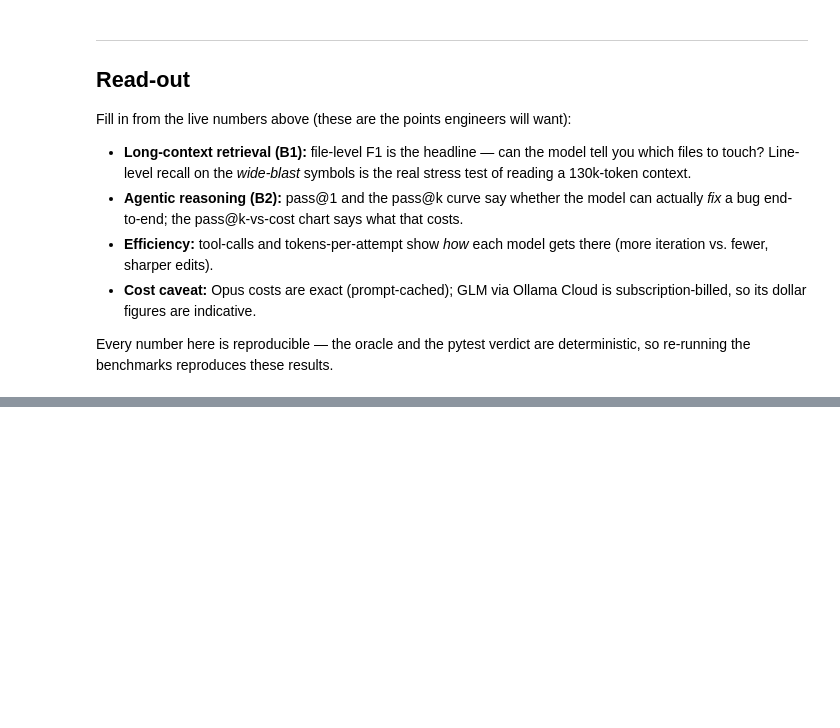
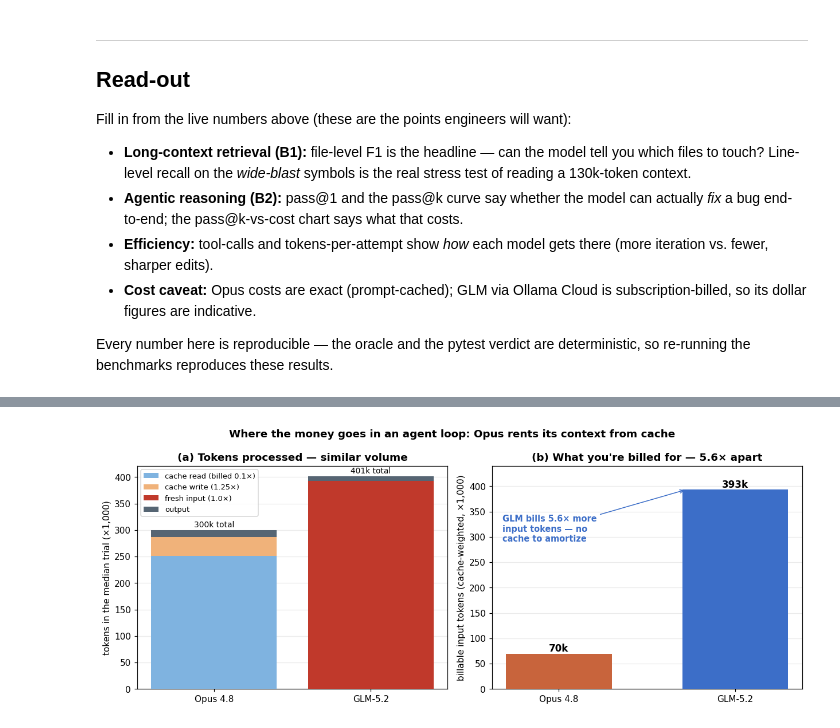
Before and after one commit to dvallslanaquera/skingraph, a Jupyter notebook: notebooks/benchmark_analysis.ipynb, the cells around one changed output, grey strips where cells are left out. Saved outputs shown, nothing was run; the diff lists cells and outputs as text; code cells hidden in the pictures; blank space fills up the shorter version.

```diff
--- a/notebooks/benchmark_analysis.ipynb
+++ b/notebooks/benchmark_analysis.ipynb
@@ -348,0 +441,44 @@ so re-running the benchmarks reproduces these results.
+# %%
+# FIG 2 — Why the inversion happens: cache vs full-price history (debug-loop economics).
+if single and debug:
+    ot, gt = median_trial(OP2), median_trial(GL2)
+    fig, axes = plt.subplots(1, 2, figsize=(11.4, 4.6))
+
+    # (a) raw token volume, stacked by billing class
+    ax = axes[0]; models = ["Opus 4.8", "GLM-5.2"]; k = 1e3
+    fresh = np.array([ot["total_input_tokens"], gt["total_input_tokens"]]) / k
+    cwrite = np.array([ot["total_cache_creation_tokens"],
+                       gt["total_cache_creation_tokens"]]) / k
+    cread = np.array([ot["total_cache_read_tokens"],
+                      gt["total_cache_read_tokens"]]) / k
+    out = np.array([ot["total_output_tokens"], gt["total_output_tokens"]]) / k
+    b = np.zeros(2)
+    for vals, lab, col in [(cread, "cache read (billed 0.1×)", "#7FB3E0"),
+                           (cwrite, "cache write (1.25×)", "#F0B27A"),
+                           (fresh, "fresh input (1.0×)", "#C0392B"),
+                           (out, "output", "#566573")]:
+        ax.bar(models, vals, bottom=b, label=lab, color=col, zorder=3); b += vals
+    ax.set_ylabel("tokens in the median trial (×1,000)")
+    ax.set_title("(a) Tokens processed — similar volume")
+    ax.legend(fontsize=8.5, loc="upper left"); ax.grid(axis="x")
+    for i, tot in enumerate(b):
+        ax.text(i, tot + 6, f"{tot:.0f}k total", ha="center", fontsize=9)
+
+    # (b) what you actually pay for: cache-weighted billable input tokens
+    ax = axes[1]
+    billed = np.array([billed_input(ot), billed_input(gt)]) / k
+    ax.bar(models, billed, color=[OPUS_C, GLM_C], width=0.6, zorder=3)
+    for i, v in enumerate(billed):
+        ax.text(i, v + 4, f"{v:.0f}k", ha="center", fontsize=11, fontweight="bold")
+    ax.set_ylabel("billable input tokens (cache-weighted, ×1,000)")
+    ax.set_title("(b) What you're billed for — 5.6× apart")
+    ax.set_ylim(0, billed[1] * 1.12); ax.grid(axis="x")
+    ax.annotate(f"GLM bills {billed[1] / billed[0]:.1f}× more\ninput tokens — no\ncache to amortize",
+                xy=(0.72, billed[1]), xytext=(-0.32, billed[1] * 0.74), ha="left",
+                fontsize=9.5, color=GLM_C, fontweight="bold",
+                arrowprops=dict(arrowstyle="->", color=GLM_C))
+    fig.suptitle("Where the money goes in an agent loop: Opus rents its context from cache",
+                 fontweight="bold")
+    fig.tight_layout(); savefig(fig, "fig2_cache_economics.png"); plt.show()
+# %% [output]
+[figure, added]
```
Also changed, not shown: parts of 17 cells of this notebook, 6 other files.
